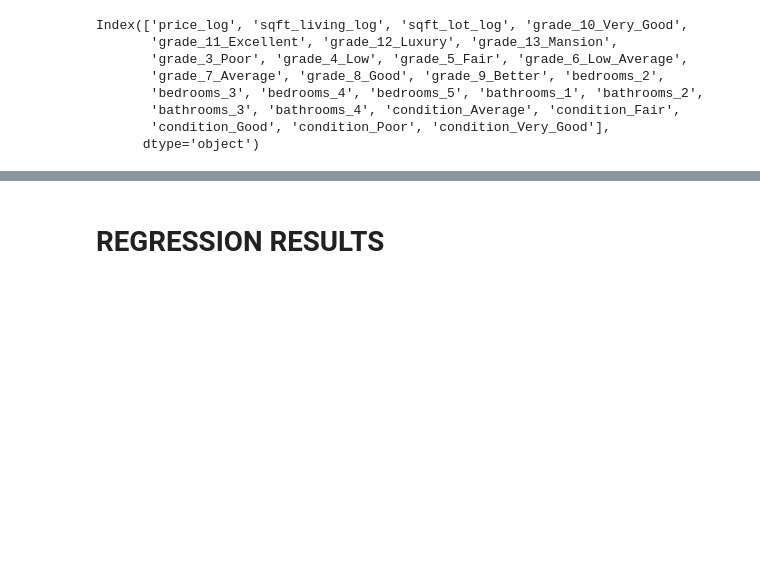
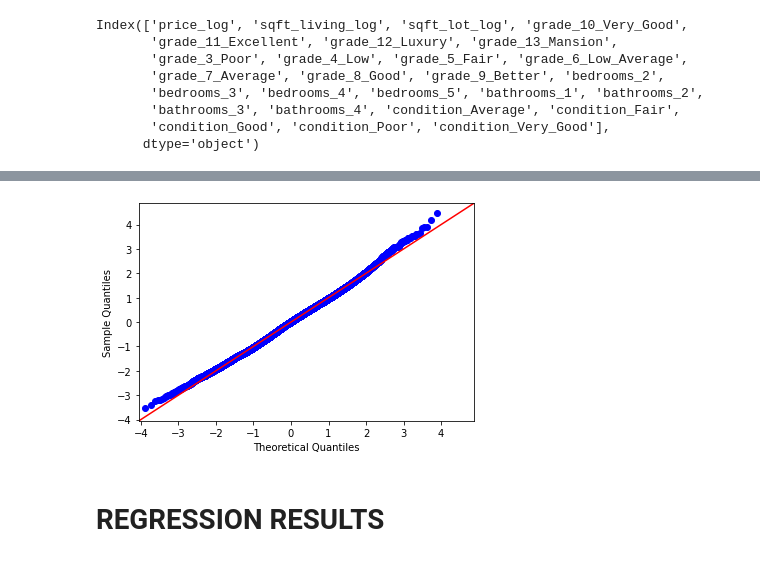
Before and after one commit to Bernadette2023/Modelling, a Jupyter notebook: project projecting-Copy1.ipynb, the cells around one changed output, grey strips where cells are left out. Cells and saved outputs as stored; diff of their text form; code cells hidden in the pictures; blank space fills up the shorter version.

```diff
--- a/project projecting-Copy1.ipynb
+++ b/project projecting-Copy1.ipynb
@@ -860,4 +862,11 @@ Notes:
 strong multicollinearity problems or that the design matrix is singular.
+# %%
+#Plotting the regression
+residuals = model_3.resid
+sm.graphics.qqplot(residuals, dist=stats.norm, line='45', fit=True, )
+plt.show;
+# %% [output]
+[figure, added]
 # %% [markdown]
 # REGRESSION RESULTS
 # %% [markdown]
```
Also changed, not shown: parts of 8 cells of this notebook, 3 other files.
